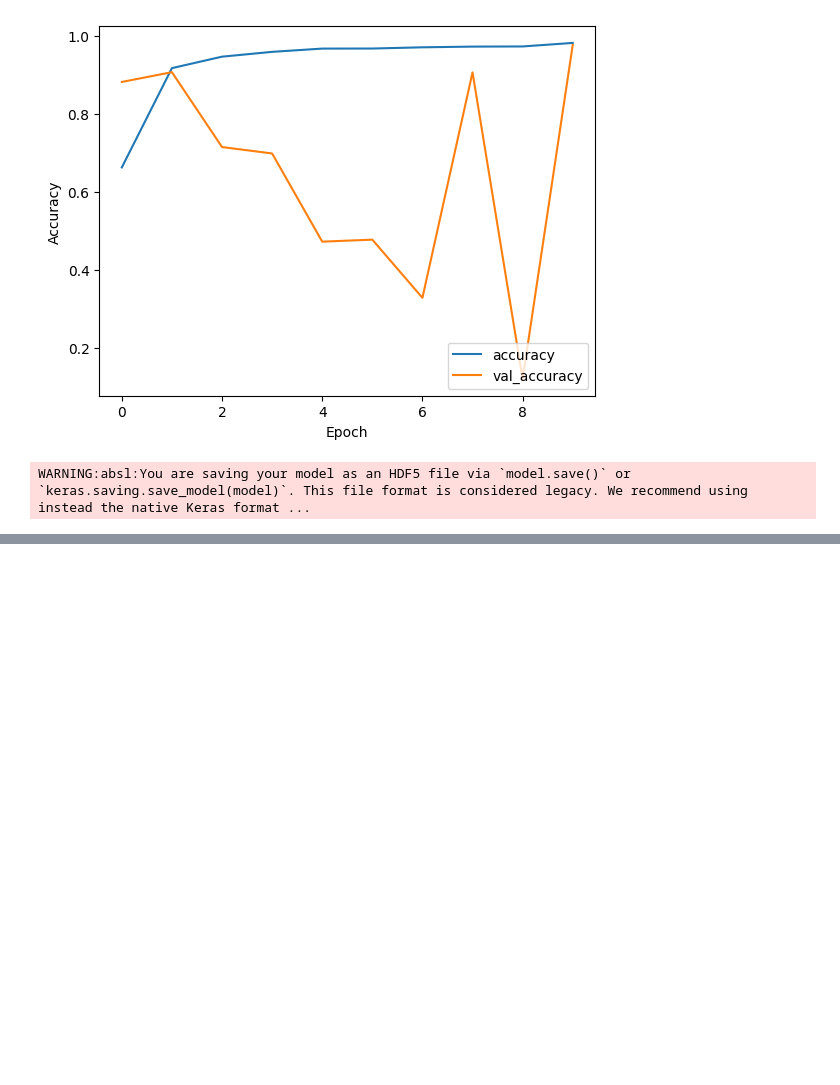
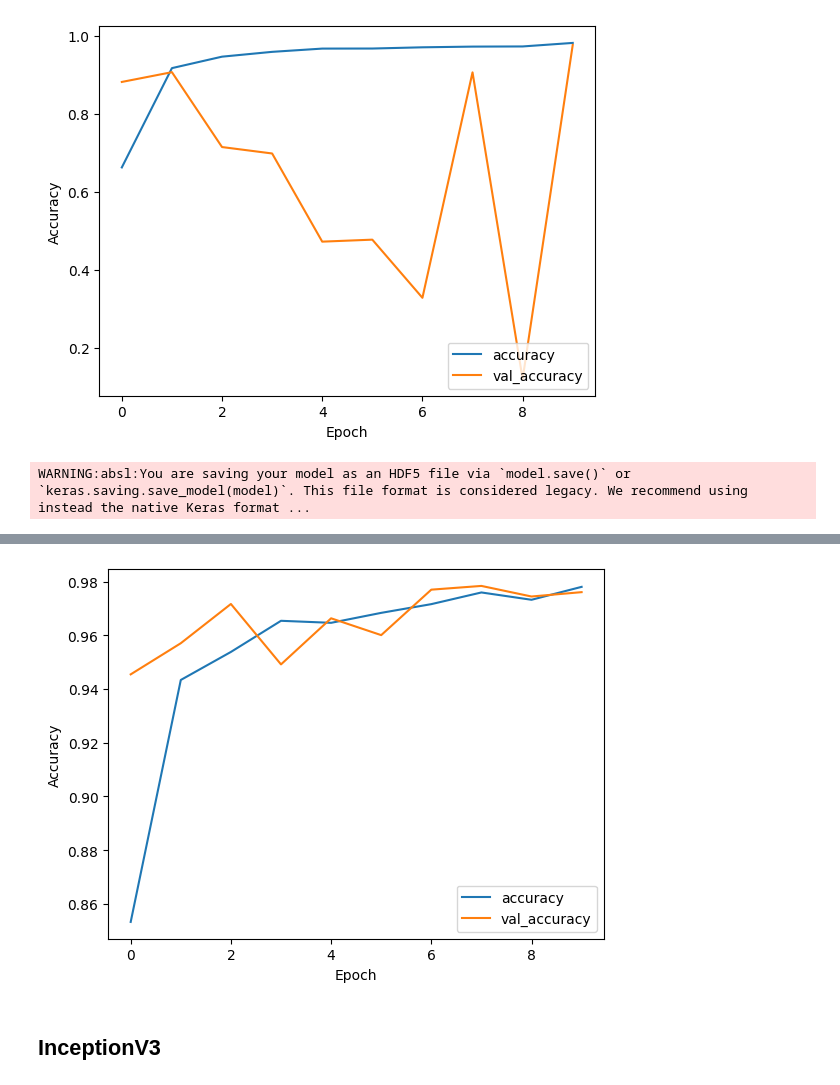
Before and after one commit to muffindud/RNIP, a Jupyter notebook: lab2/main.ipynb, the cells around one changed output, grey strips where cells are left out. Saved outputs shown, nothing was run; the diff lists cells and outputs as text; code cells hidden in the pictures; blank space fills up the shorter version.

Commit message:
add resnet and keras

```diff
--- a/lab2/main.ipynb
+++ b/lab2/main.ipynb
@@ -255,0 +233,12 @@ resnet_model.summary()
+# %%
+resnet_model.compile(
+    optimizer='adam',
+    loss='sparse_categorical_crossentropy',
+    metrics=['accuracy']
+)
+# %%
+history = resnet_model.fit(
+    train_ds,
+    validation_data=val_ds,
+    epochs=EPOCHS
+)
@@ -255,0 +275,14 @@ resnet_model.summary()
+# %%
+print("Evaluating ResNet model...")
+
+loss, accuracy = resnet_model.evaluate(val_ds)
+print(f"Validation Loss: {loss:.4f}")
+print(f"Validation Accuracy: {accuracy:.4f}")
+
+plt.plot(history.history['accuracy'], label='accuracy')
+plt.plot(history.history['val_accuracy'], label = 'val_accuracy')
+plt.xlabel('Epoch')
+plt.ylabel('Accuracy')
+plt.legend(loc='lower right')
+plt.show()
+# %% [output]
@@ -255,0 +293 @@ resnet_model.summary()
+[figure, added]
@@ -255,0 +297,2 @@ resnet_model.summary()
+# %% [markdown]
+## InceptionV3
```
Also changed, not shown: parts of 17 cells of this notebook.
